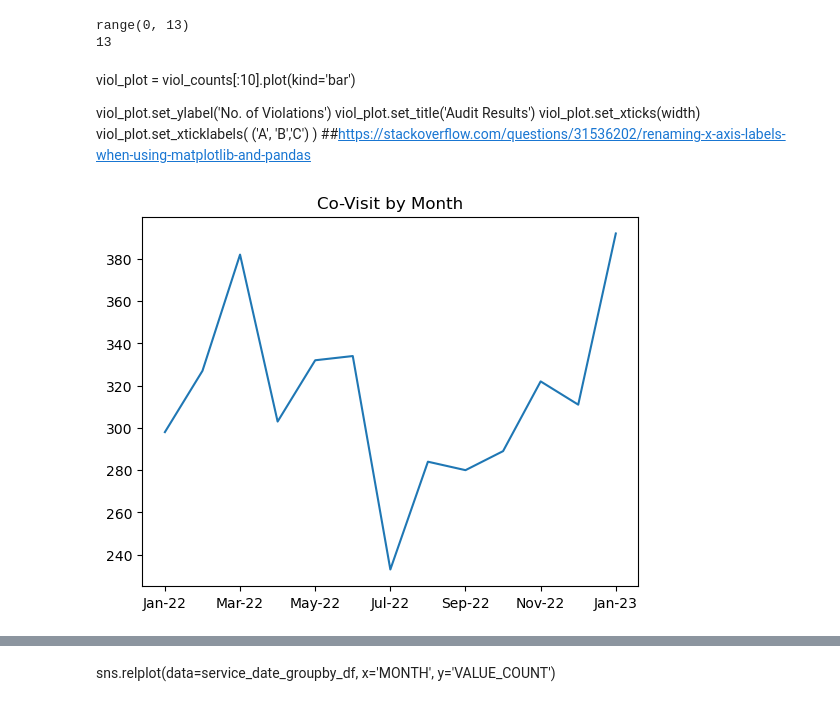
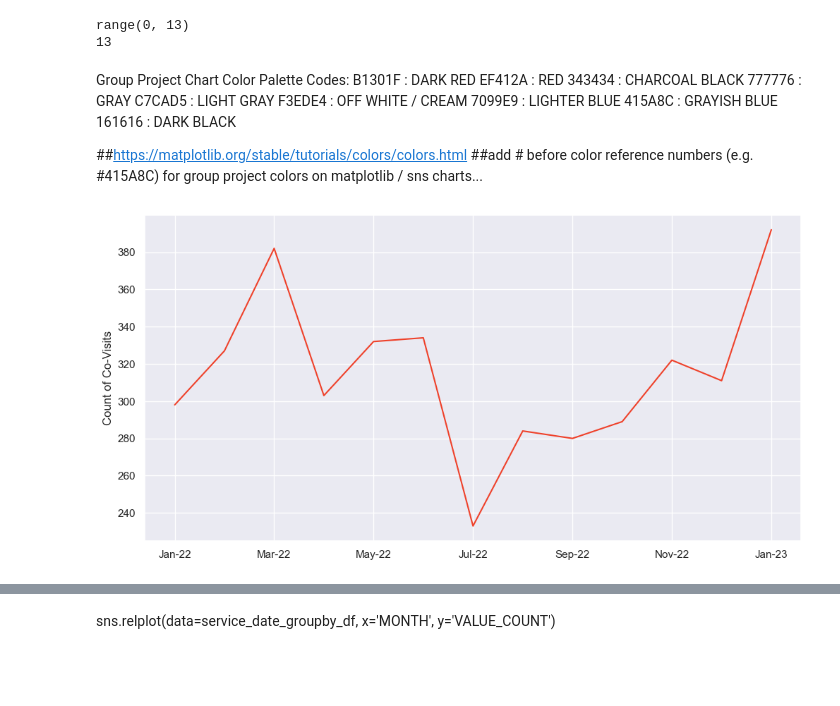
Before and after one commit to NSS-Data-Analytics-Cohort-8/teis_da8_1-sockswithsandals, a Jupyter notebook: notebooks/larry_teis.ipynb, the cells around one changed output, grey strips where cells are left out. Cells and saved outputs as stored; diff of their text form; code cells hidden in the pictures; blank space fills up the shorter version.

Commit message:
rework graph-colors group prjct - thurs night

```diff
--- a/notebooks/larry_teis.ipynb
+++ b/notebooks/larry_teis.ipynb
@@ -719,41 +719,49 @@ print(len(service_date_groupby_df.index))
 range(0, 13)
 13
 # %% [markdown]
-viol_plot = viol_counts[:10].plot(kind='bar')
+Group Project Chart Color Palette Codes:
+B1301F : DARK RED
+EF412A : RED
+343434 : CHARCOAL BLACK
+777776 : GRAY
+C7CAD5 : LIGHT GRAY
+F3EDE4 : OFF WHITE / CREAM
+7099E9 : LIGHTER BLUE
+415A8C : GRAYISH BLUE
+161616 : DARK BLACK
 
-viol_plot.set_ylabel('No. of Violations')
-viol_plot.set_title('Audit Results')
-viol_plot.set_xticks(width)
-viol_plot.set_xticklabels( ('A', 'B','C') )
-##https://stackoverflow.com/questions/31536202/renaming-x-axis-labels-when-using-matplotlib-and-pandas
+##https://matplotlib.org/stable/tutorials/colors/colors.html
+##add # before color reference numbers (e.g. #415A8C) for group project colors on matplotlib / sns charts...
 # %%
 ##build line chart
-service_date_lineplot = service_date_groupby_df.plot.line(legend=False)
-plt.title("Co-Visit by Month")
-service_date_lineplot.set_ylabel(ylabel=None)
+sns.set_theme()
+service_date_lineplot = service_date_groupby_df.plot.line(color='#EF412A', legend=False)
+##sns.set_theme()
+##plt.title("Co-Visit by Month")
+service_date_lineplot.set_ylabel(ylabel='Count of Co-Visits')
 service_date_lineplot.set(xlabel=None)
 
 ##adjust xlabels
 labels = [item.get_text() for item in service_date_lineplot.get_xticklabels()]
 labels[1] = 'Jan-22'
 labels[2] = 'Mar-22'
 labels[3] = 'May-22'
 labels[4] = 'Jul-22'
 labels[5] = 'Sep-22'
 labels[6] = 'Nov-22'
 labels[7] = 'Jan-23'
 service_date_lineplot.set_xticklabels(labels)
 
 #adjust chart size
 plt.rcParams['figure.figsize'] = [12, 6]
 
 #export image
 covisit_line_plot = service_date_lineplot.get_figure()
 covisit_line_plot.savefig('../data/covisit_line_plot.png')
 
 
 ##https://stackoverflow.com/questions/11244514/modify-tick-label-text
 ##https://www.tutorialspoint.com/how-to-remove-or-hide-x-axis-labels-from-a-seaborn-matplotlib-plot
 ##https://stackoverflow.com/questions/9622163/save-plot-to-image-file-instead-of-displaying-it
 # %% [output]
-[figure, old version]
+[figure, new version]
```
Also changed, not shown: parts of 9 cells of this notebook.
